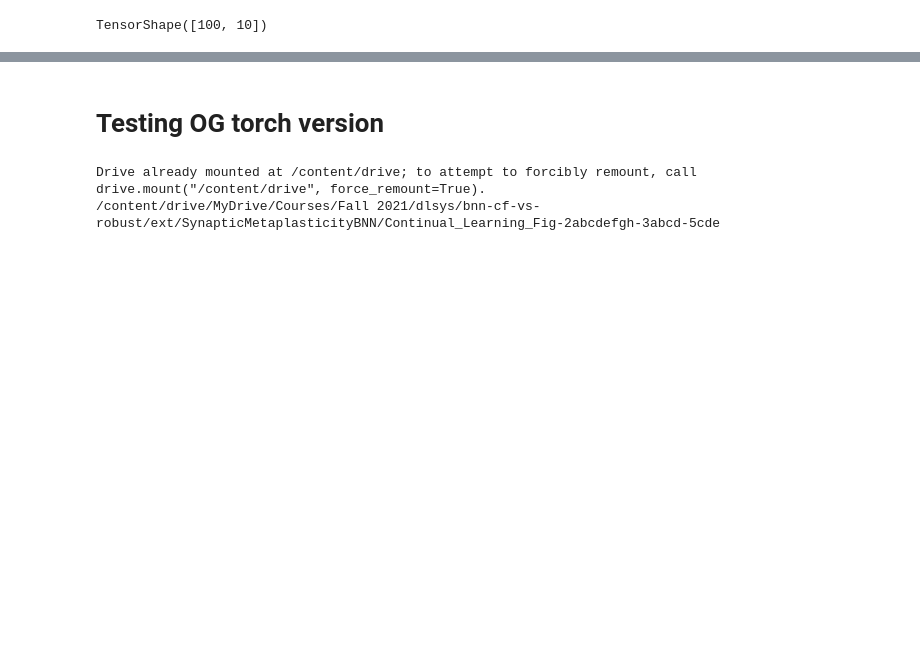
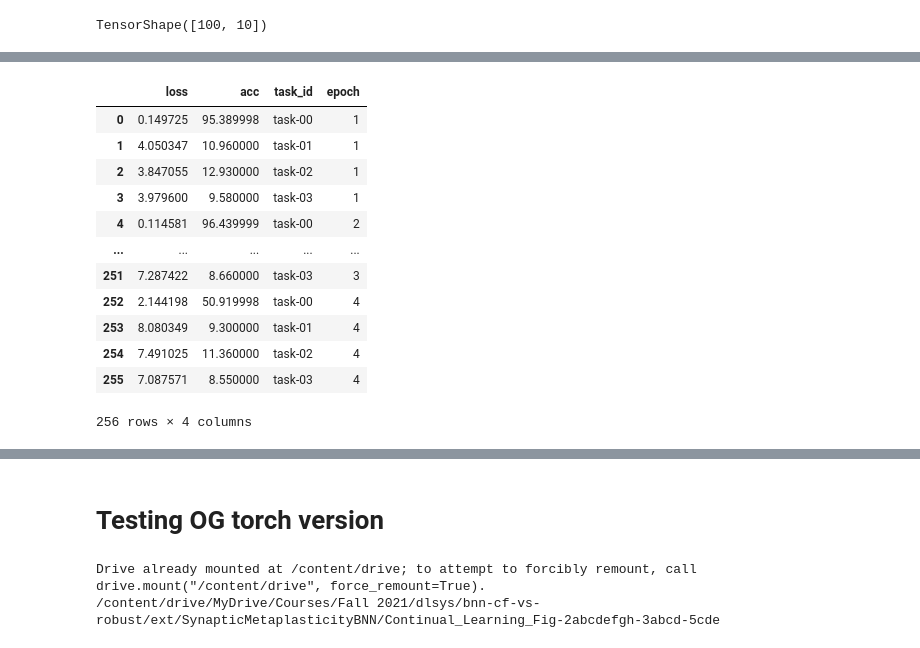
Before and after one commit to tuanpham96/bnn-cf-vs-robust, a Jupyter notebook: notebooks/test.ipynb, the cells around one changed output, grey strips where cells are left out. Drawn from its saved outputs; the diff is of its cells as text; code cells hidden in the pictures; blank space fills up the shorter version.

```diff
--- a/notebooks/test.ipynb
+++ b/notebooks/test.ipynb
@@ -590,0 +597,17 @@ AttributeError: ignored
+# %%
+import pandas as pd
+pd.DataFrame(all_metrics['test'])
+# %% [output]
+|  | loss | acc | task_id | epoch |
+| 0 | 0.149725 | 95.389998 | task-00 | 1 |
+| 1 | 4.050347 | 10.960000 | task-01 | 1 |
+| 2 | 3.847055 | 12.930000 | task-02 | 1 |
+| 3 | 3.979600 | 9.580000 | task-03 | 1 |
+| 4 | 0.114581 | 96.439999 | task-00 | 2 |
+| ... | ... | ... | ... | ... |
+| 251 | 7.287422 | 8.660000 | task-03 | 3 |
+| 252 | 2.144198 | 50.919998 | task-00 | 4 |
+| 253 | 8.080349 | 9.300000 | task-01 | 4 |
+| 254 | 7.491025 | 11.360000 | task-02 | 4 |
+| 255 | 7.087571 | 8.550000 | task-03 | 4 |
+256 rows × 4 columns
```
Also changed, not shown: parts of 27 cells of this notebook.
